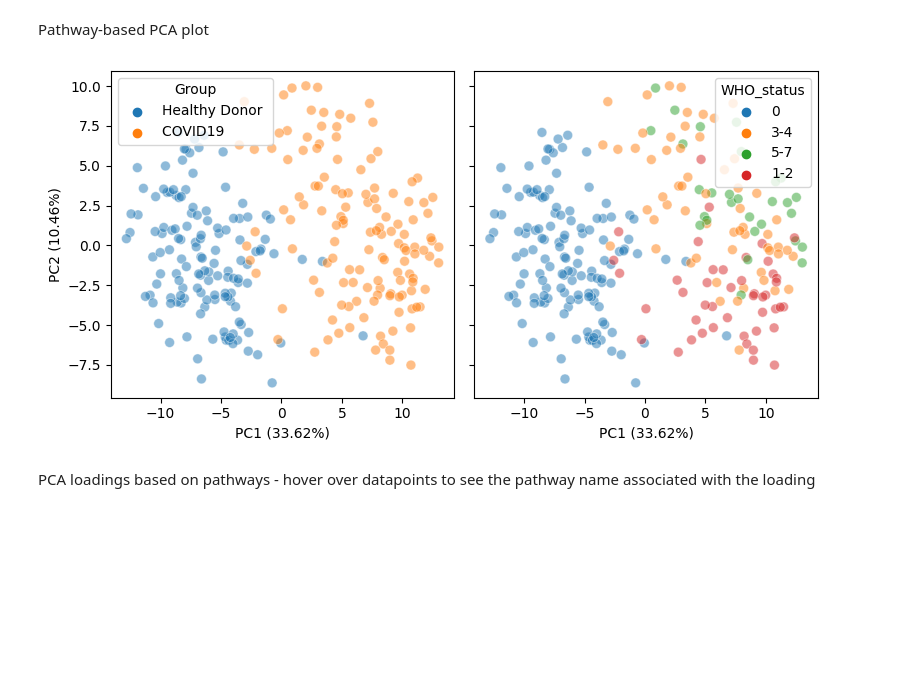
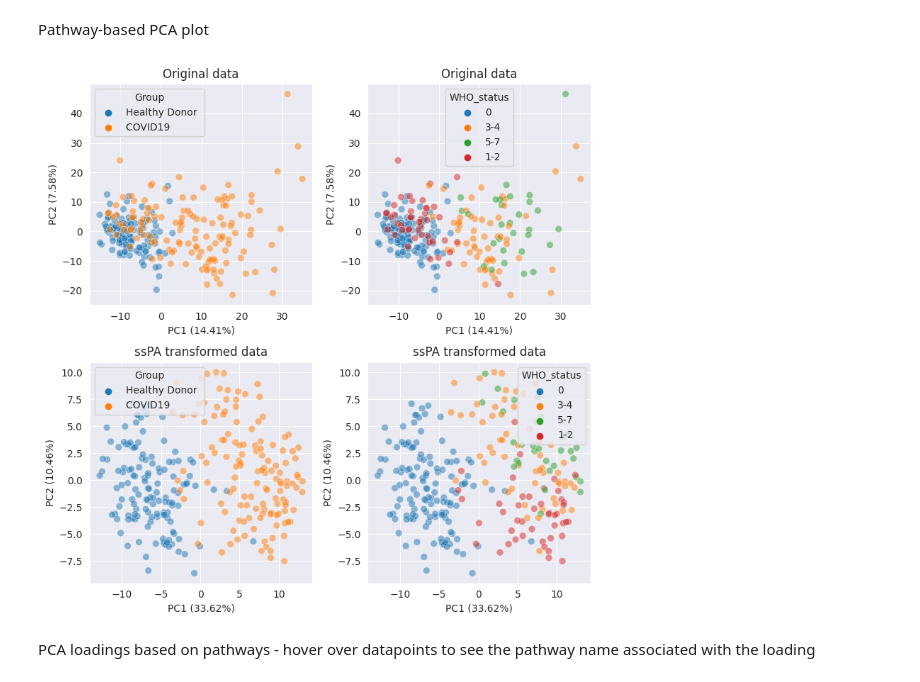
Before and after one commit to cwieder/SymbNET_tutorial, a Jupyter notebook: SymbNET_Pathway_Analysis_tutorial.ipynb, the cells around one changed output. Saved outputs shown, nothing was run; the diff lists cells and outputs as text; code cells hidden in the pictures; blank space fills up the shorter version.

Commit message:
update plots

```diff
--- a/SymbNET_Pathway_Analysis_tutorial.ipynb
+++ b/SymbNET_Pathway_Analysis_tutorial.ipynb
@@ -119,0 +124,5 @@ Name: Group, dtype: int64
+# %%
+PCA_covid = PCA(n_components=2)
+PCA_scores = pd.DataFrame(PCA_covid.fit_transform(processed_data), columns=['PC1', 'PC2'], index=covid_data.index)
+PCA_scores['WHO_status'] = covid_data['WHO_status'].values
+PCA_scores['Group'] = covid_data['Group'].values
@@ -124,7 +175,7 @@ processed_data.to_csv("example_covid_data_processed.csv")
 # %% [markdown]
 Alternatively, to load the pre-processed dataset, set the argument "processed" to True
 # %%
-covid_data_processed = sspa.load_example_data(omicstype="metabolomics", processed=True)
+# covid_data_processed = sspa.load_example_data(omicstype="metabolomics", processed=True)
 # %% [markdown]
 ### Loading your own dataset
 
@@ -176,3 +231,5 @@ conversion_table
+# %%
+conversion_table = pd.read_csv('https://raw.githubusercontent.com/cwieder/SymbNET_tutorial/main/conversion_table_COVID.csv', dtype='object')
 # %% [markdown]
 Count how many identifiers have matches
 # %%
@@ -190,5 +247,5 @@ conversion_table.to_csv("conversion_table.csv")
 # %%
-conversion_table = pd.read_csv("conversion_table.csv", index_col=0, dtype=object)
+#conversion_table = pd.read_csv("conversion_table.csv", index_col=0, dtype=object)
 # %% [markdown]
 Troubleshooting: If difficulty is experienced in obtaining the ID conversion table (API error), please use the [MetaboAnalyst web interface](https://www.metaboanalyst.ca/MetaboAnalyst/upload/ConvertView.xhtml) and upload the resulting conversion table .csv file (called name_map.csv by default) to continue with the rest of the tutorial:
 # %%
@@ -634,34 +685,47 @@ Pathway-based PCA plot
 # %%
 # Pathway-based PCA plot
 
 # Normalise kPCA scores
 kpca_scores_norm = pd.DataFrame(StandardScaler().fit_transform(kpca_scores))
 
 # Perform two component PCA using sklearn
 pca = PCA(n_components=2)
 pca_res = pca.fit_transform(kpca_scores_norm)
 
 # determine the variance explained by the first 2 components
 pca.explained_variance_ratio_
 
 # Plot the first two components as a scatterplot
-plt.style.use("default")
-fig, (ax1, ax2) = plt.subplots(1, 2, figsize=(8, 4), sharex=True, sharey=True)
-sns.scatterplot(x=pca_res[:, 0 ], y=pca_res[:, 1], hue=covid_data["Group"], ax=ax1, s=50, alpha=0.5)
-sns.scatterplot(x=pca_res[:, 0 ], y=pca_res[:, 1], hue=covid_data["WHO_status"], ax=ax2, s=50, alpha=0.5)
+sns.set_style('darkgrid')
+fig, ((ax1, ax2), (ax3, ax4)) = plt.subplots(2, 2, figsize=(8, 8))
+
+# We will also compare it to the PCA we computed earlier on the original data
+sns.scatterplot(x=PCA_scores['PC1'], y=PCA_scores['PC2'], hue=covid_data["Group"], ax=ax1, s=50, alpha=0.5)
+sns.scatterplot(x=PCA_scores['PC1'], y=PCA_scores['PC2'], hue=covid_data["WHO_status"], ax=ax2, s=50, alpha=0.5)
+sns.scatterplot(x=pca_res[:, 0 ], y=pca_res[:, 1], hue=covid_data["Group"], ax=ax3, s=50, alpha=0.5)
+sns.scatterplot(x=pca_res[:, 0 ], y=pca_res[:, 1], hue=covid_data["WHO_status"], ax=ax4, s=50, alpha=0.5)
 
 # Set axis labels
-ax1.set_xlabel('PC1 (' + str(round(pca.explained_variance_ratio_[0]*100,2)) + '%)')
-ax1.set_ylabel('PC2 (' + str(round(pca.explained_variance_ratio_[1]*100,2)) + '%)')
-ax2.set_xlabel('PC1 (' + str(round(pca.explained_variance_ratio_[0]*100,2)) + '%)')
-ax2.set_ylabel('PC2 (' + str(round(pca.explained_variance_ratio_[1]*100,2)) + '%)')
+ax1.set_xlabel('PC1 (' + str(round(PCA_covid.explained_variance_ratio_[0]*100,2)) + '%)')
+ax1.set_ylabel('PC2 (' + str(round(PCA_covid.explained_variance_ratio_[1]*100,2)) + '%)')
+ax2.set_xlabel('PC1 (' + str(round(PCA_covid.explained_variance_ratio_[0]*100,2)) + '%)')
+ax2.set_ylabel('PC2 (' + str(round(PCA_covid.explained_variance_ratio_[1]*100,2)) + '%)')
+ax3.set_xlabel('PC1 (' + str(round(pca.explained_variance_ratio_[0]*100,2)) + '%)')
+ax3.set_ylabel('PC2 (' + str(round(pca.explained_variance_ratio_[1]*100,2)) + '%)')
+ax4.set_xlabel('PC1 (' + str(round(pca.explained_variance_ratio_[0]*100,2)) + '%)')
+ax4.set_ylabel('PC2 (' + str(round(pca.explained_variance_ratio_[1]*100,2)) + '%)')
+
+ax1.set_title('Original data')
+ax2.set_title('Original data')
+ax3.set_title('ssPA transformed data')
+ax4.set_title('ssPA transformed data')
 
 plt.tight_layout()
 # plt.savefig(".kpca_pca_plots.png", dpi=350, bbox_inches="tight")
 
 plt.show()
 # %% [output]
-[figure, old version]
+[figure, new version]
 # %% [markdown]
 PCA loadings based on pathways - hover over datapoints to see the pathway name associated with the loading
 # %%
```
Also changed, not shown: parts of 12 cells of this notebook.
